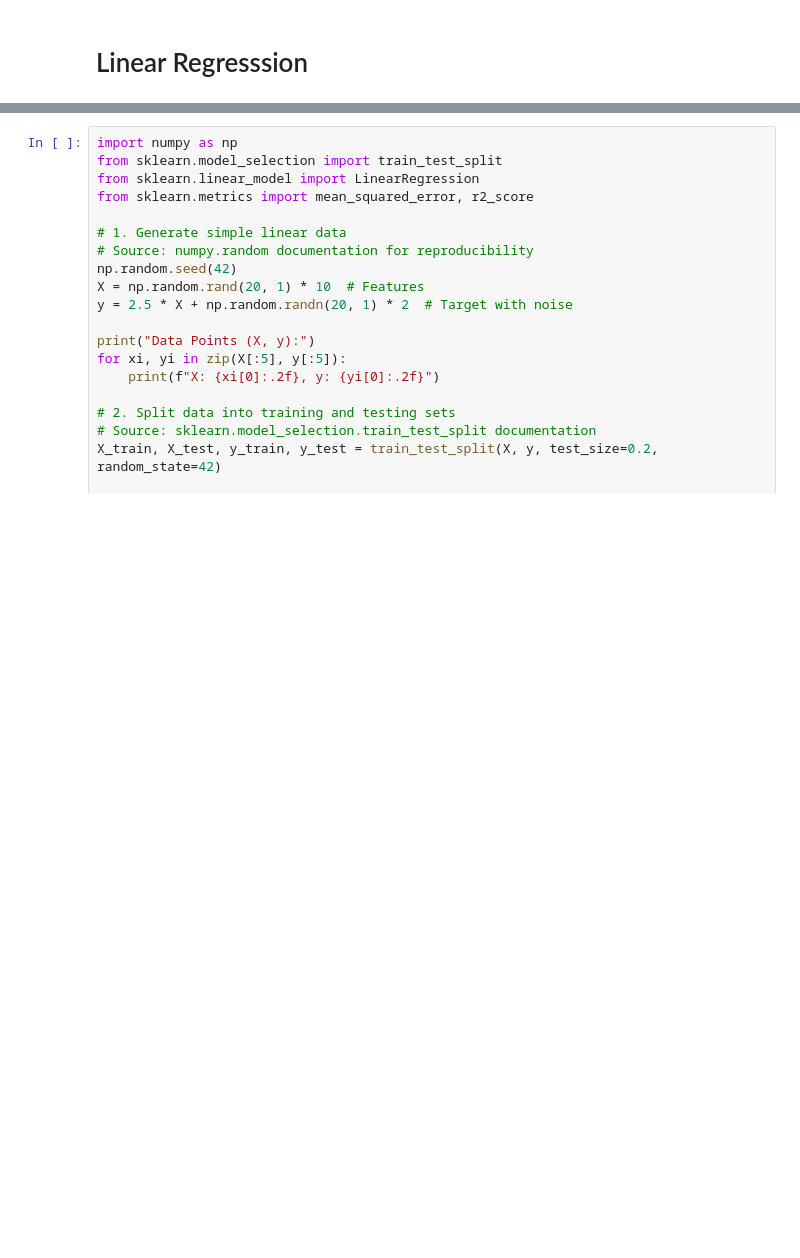
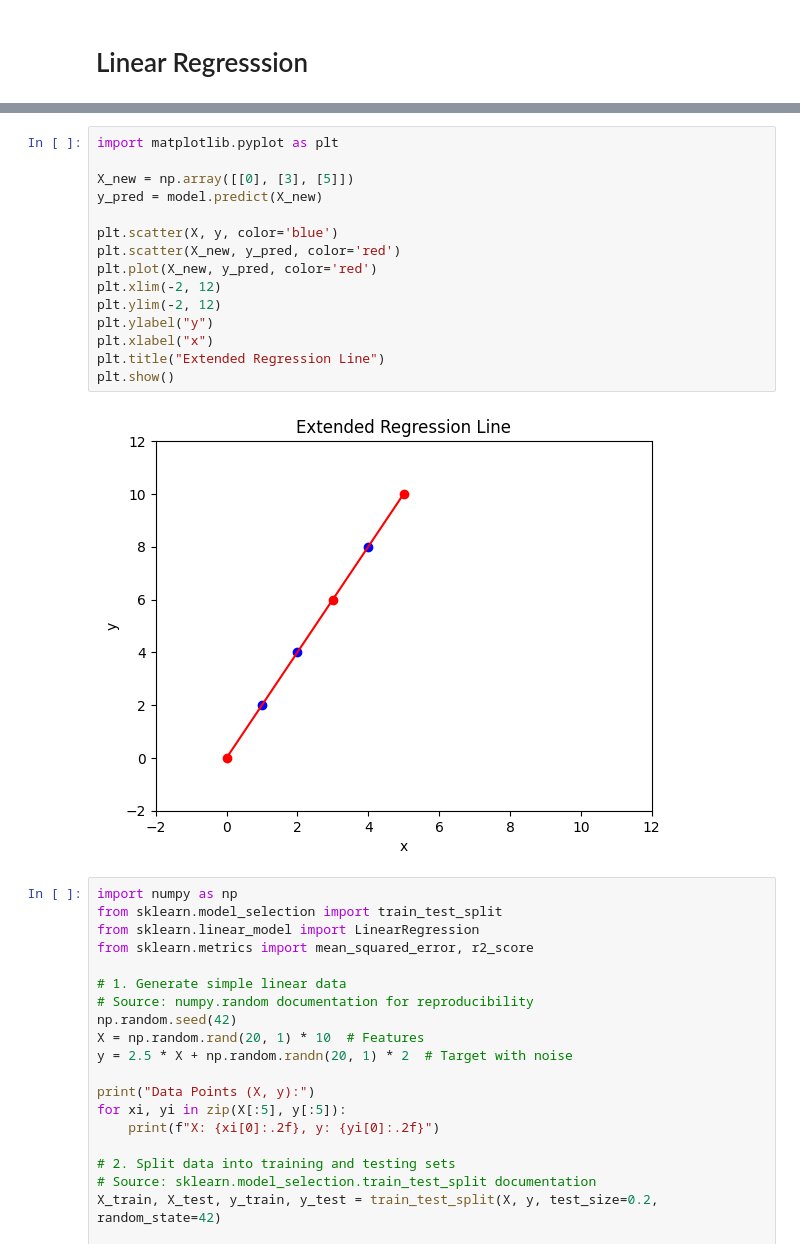
Before and after one commit to HassanAlgoz/machine-learning-python, a Jupyter notebook: content/modules/M1/02_supervised_learning/plots.ipynb, the cells around one changed output, grey strips where cells are left out. Cells and saved outputs as stored; diff of their text form; blank space fills up the shorter version.

```diff
--- a/content/modules/M1/02_supervised_learning/plots.ipynb
+++ b/content/modules/M1/02_supervised_learning/plots.ipynb
@@ -3,3 +62,20 @@
+# %%
+import matplotlib.pyplot as plt
+
+X_new = np.array([[0], [3], [5]])
+y_pred = model.predict(X_new)
+
+plt.scatter(X, y, color='blue')
+plt.scatter(X_new, y_pred, color='red')
+plt.plot(X_new, y_pred, color='red')
+plt.xlim(-2, 12)
+plt.ylim(-2, 12)
+plt.ylabel("y")
+plt.xlabel("x")
+plt.title("Extended Regression Line")
+plt.show()
+# %% [output]
+[figure, added]
 # %%
 import numpy as np
 from sklearn.model_selection import train_test_split
```
Also changed, not shown: parts of 6 cells of this notebook, 9 other files.
